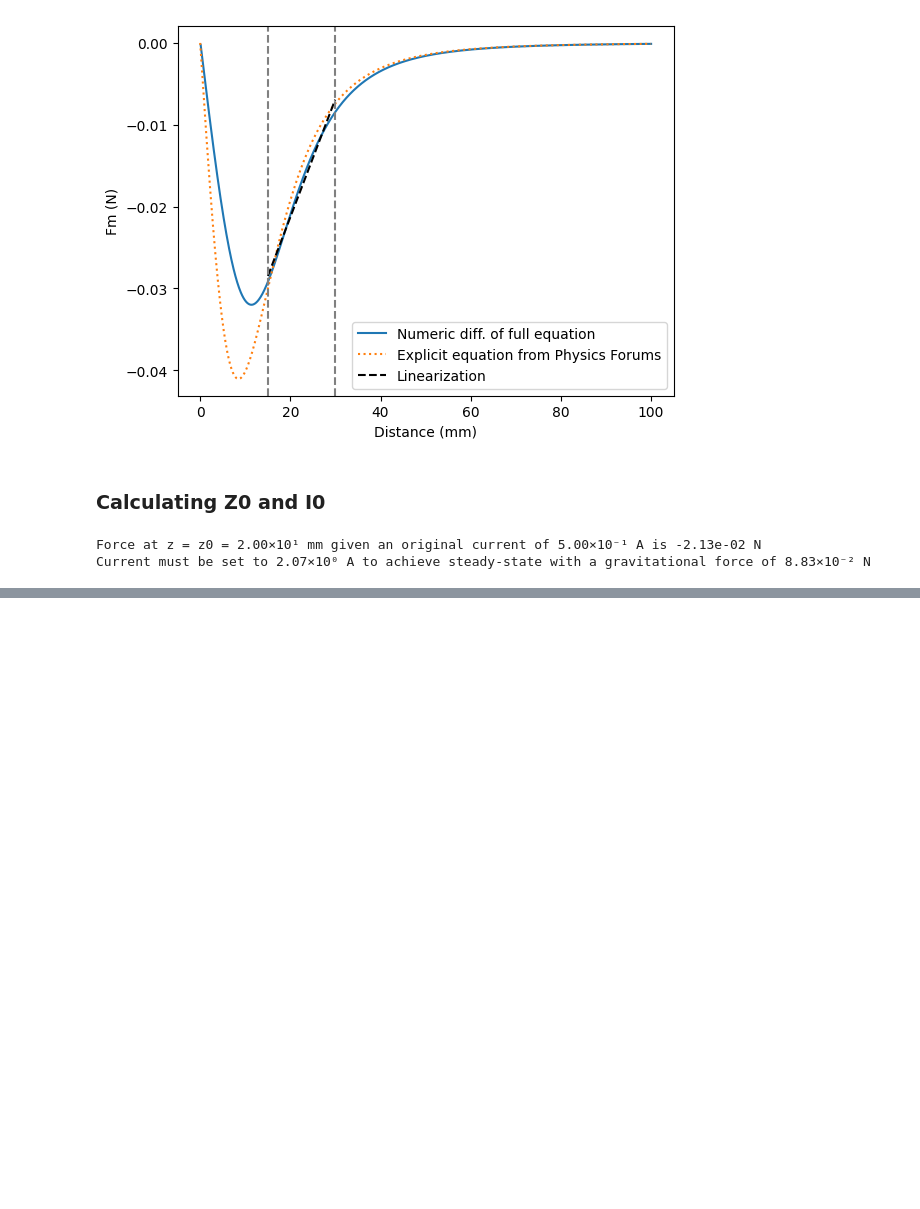
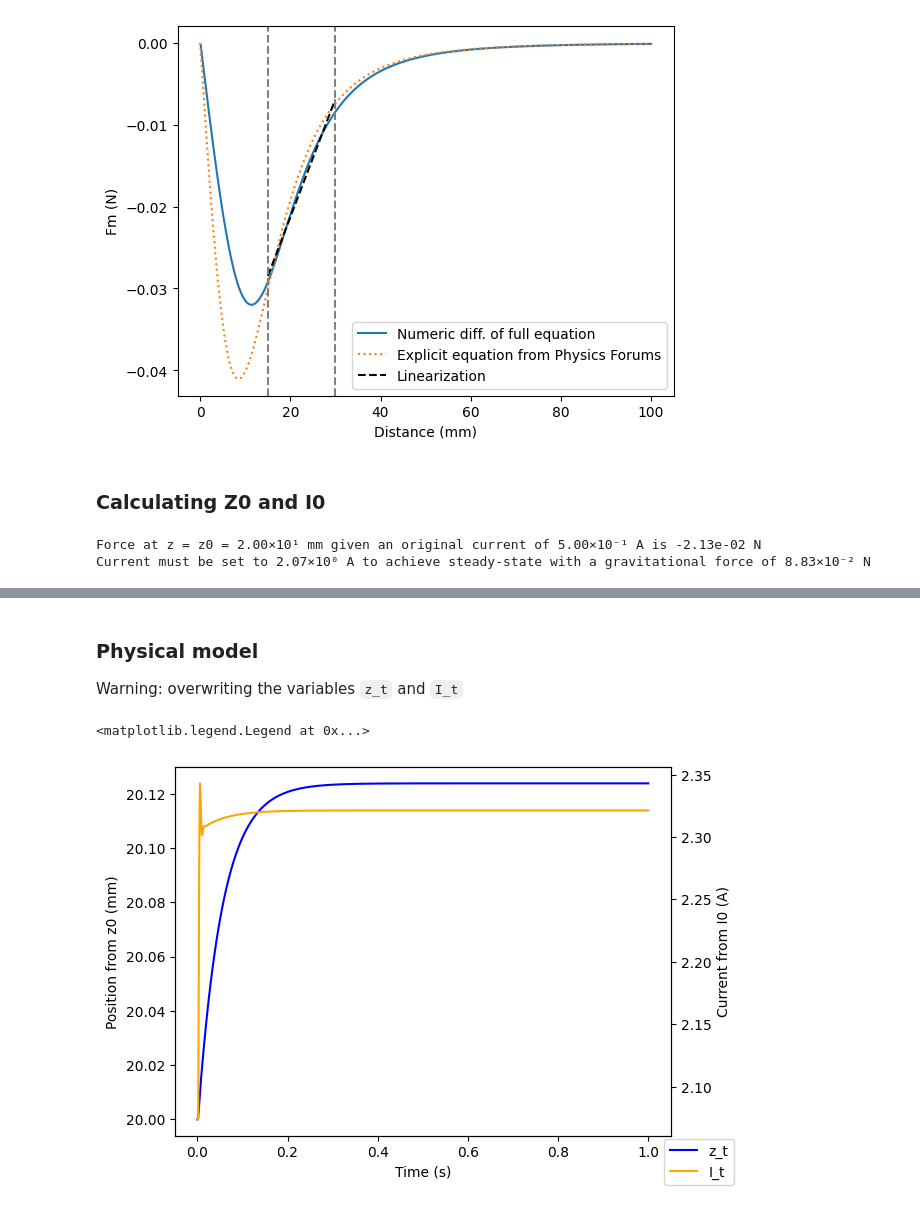
Before and after one commit to JohnnyMaBoi/Magnetic-Levitation, a Jupyter notebook: linearized_model_01.ipynb, the cells around one changed output, grey strips where cells are left out. Cells and saved outputs as stored; diff of their text form; code cells hidden in the pictures; blank space fills up the shorter version.

```diff
--- a/linearized_model_01.ipynb
+++ b/linearized_model_01.ipynb
@@ -76,0 +115,45 @@ Current must be set to 2.07×10⁰ A to achieve steady-state with a gravitationa
+# %% [markdown]
+### Physical model
+Warning: overwriting the variables `z_t` and `I_t`
+# %%
+ts = np.linspace(0 * units.second, 1 * units.second, 1000)
+dt = np.mean(np.diff(ts))
+z_t =    np.zeros(np.size(ts)) * units.mm
+dzdt =   np.zeros(np.size(ts)) * units.mm / units.s
+d2zdt2 = np.zeros(np.size(ts)) * units.mm / units.s ** 2
+I_t = np.zeros(np.size(ts)) * units.amp
+dzdt0 = 0 * units.mm / units.s
+for n, t in enumerate(ts, start = 0):
+    if n == 0:
+        z_t[n] = z0
+        I_t[n] = I0
+    elif n == 1:
+        z_t[n] = z_t[0] + dzdt0 * dt
+        I_t[n] = I0
+    elif abs(z_t[n]) > 100 * units.mm:
+        break
+    else:
+        I_t[n] = I0 + 2 * units.amp / units.mm * (z_t[n - 1] - z0) + 0.1 * units.amp / units.mm * units.second * dzdt[n - 1]
+        Fm = -3 * mu_0 * R ** 2 * N * I_t[n - 1] * z_t[n - 1] / (2 * (R ** 2 + z_t[n - 1] ** 2) ** (5 / 2)) * magnet_dipole
+        Fl = N * -9 * mu_0 ** 2 * magnet_dipole ** 2 * R ** 4 * z_t[n - 1] ** 2 * dzdt[n - 1] / (4 * res * (R ** 2 + z_t[n - 1] ** 2) ** 5)
+        Fg = m * g
+        # print(f"{Fm.to(units.N) = }")
+        # print(f"{Fl.to(units.N) = }")
+        # print(f"{Fg.to(units.N) = }")
+        # break
+        Fnet = Fm + Fl + Fg
+        d2zdt2[n] = Fnet / m
+        dzdt[n] = dzdt[n - 1] + d2zdt2[n] * dt
+        z_t[n] = z_t[n - 1] + dzdt[n] * dt
+
+fig, ax1 = plt.subplots()
+ax2 = ax1.twinx()
+ax1.plot(ts, z_t.to(units.mm), color = "blue", label = "z_t")
+ax2.plot(ts, I_t.to(units.amp), color = "orange", label = "I_t")
+ax1.set_xlabel("Time (s)")
+ax1.set_ylabel("Position from z0 (mm)")
+ax2.set_ylabel("Current from I0 (A)")
+fig.legend(loc = "lower right")
+# %% [output]
+<matplotlib.legend.Legend at 0x...>
+[figure, added]
```
Also changed, not shown: parts of 4 cells of this notebook.
